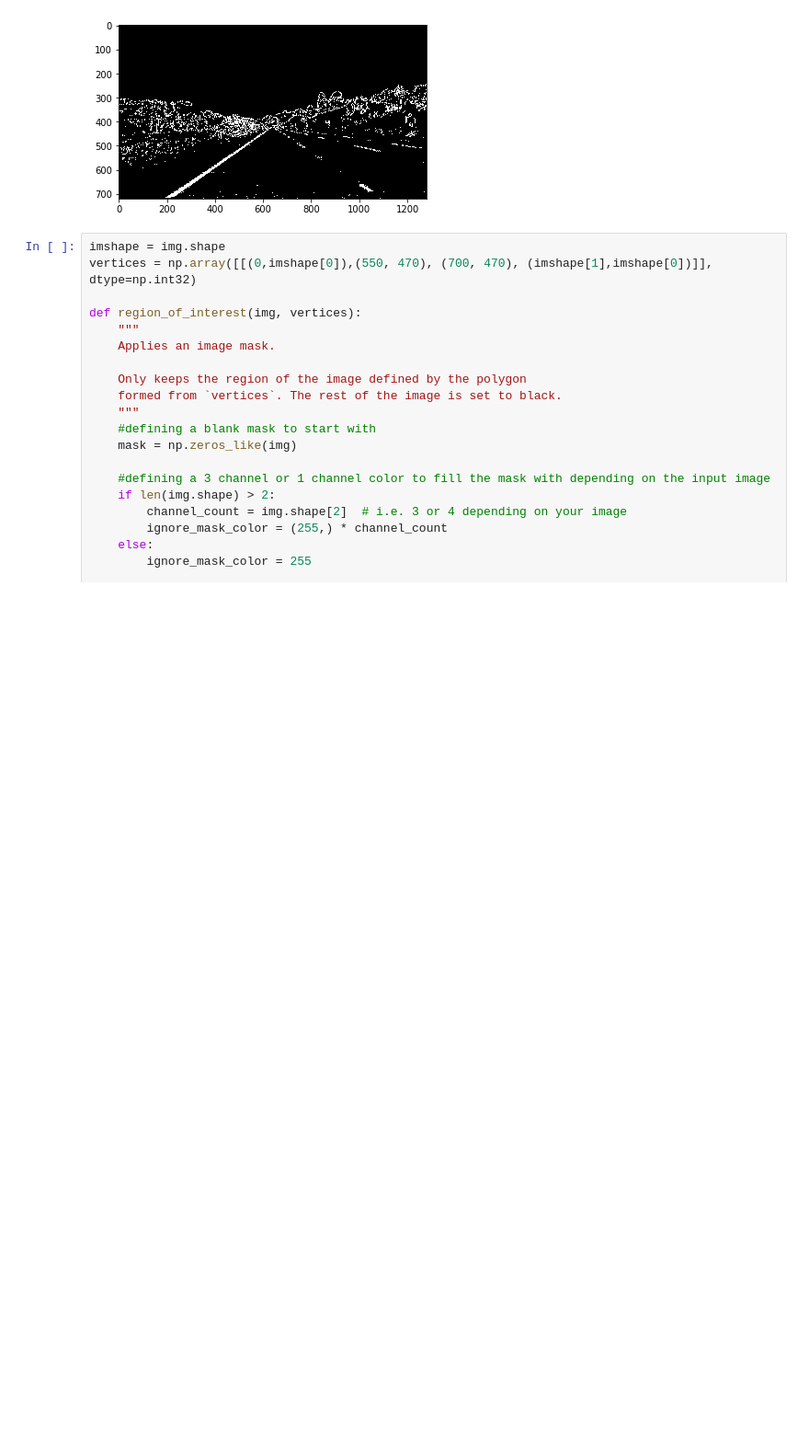
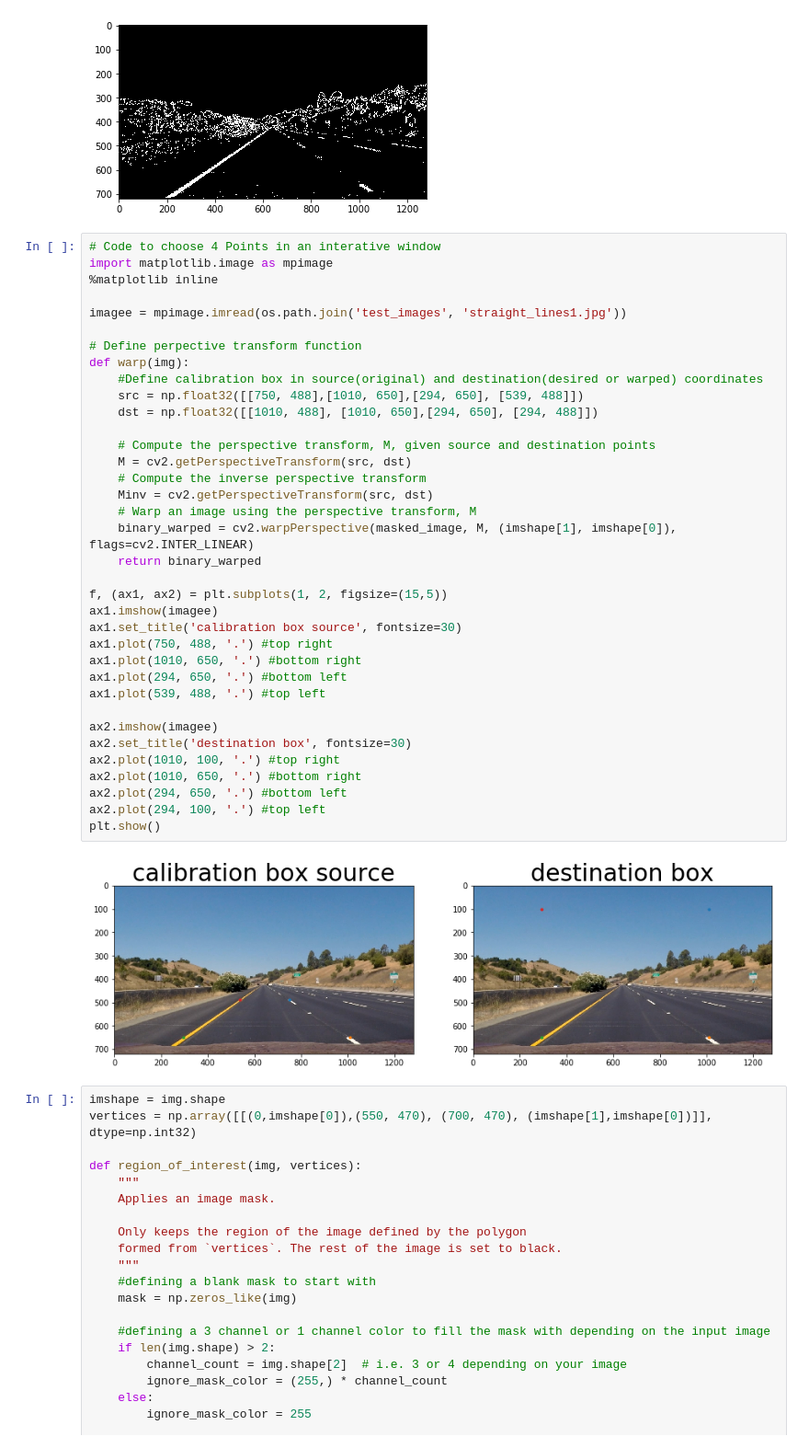
Before and after one commit to TDorau/self-driving-car-nanodegree, a Jupyter notebook: 4-advanced lane finding/code.ipynb, the cells around one changed output. Shown at 92% size. Saved outputs shown, nothing was run; the diff lists cells and outputs as text; blank space fills up the shorter version.

Commit message:
Improved binary wapred for straight lines

```diff
--- a/4-advanced lane finding/code.ipynb
+++ b/4-advanced lane finding/code.ipynb
@@ -107,6 +107,44 @@ plt.imshow(combined_binary, cmap='gray')
 plt.show()
 # %% [output]
 [figure]
+# %%
+# Code to choose 4 Points in an interative window
+import matplotlib.image as mpimage
+%matplotlib inline
+
+imagee = mpimage.imread(os.path.join('test_images', 'straight_lines1.jpg'))
+
+# Define perpective transform function
+def warp(img):
+    #Define calibration box in source(original) and destination(desired or warped) coordinates
+    src = np.float32([[750, 488],[1010, 650],[294, 650], [539, 488]])
+    dst = np.float32([[1010, 488], [1010, 650],[294, 650], [294, 488]])
+
+    # Compute the perspective transform, M, given source and destination points
+    M = cv2.getPerspectiveTransform(src, dst)
+    # Compute the inverse perspective transform
+    Minv = cv2.getPerspectiveTransform(src, dst)
+    # Warp an image using the perspective transform, M
+    binary_warped = cv2.warpPerspective(masked_image, M, (imshape[1], imshape[0]), flags=cv2.INTER_LINEAR)
+    return binary_warped
+
+f, (ax1, ax2) = plt.subplots(1, 2, figsize=(15,5))
+ax1.imshow(imagee)
+ax1.set_title('calibration box source', fontsize=30)
+ax1.plot(750, 488, '.') #top right
+ax1.plot(1010, 650, '.') #bottom right
+ax1.plot(294, 650, '.') #bottom left
+ax1.plot(539, 488, '.') #top left
+
+ax2.imshow(imagee)
+ax2.set_title('destination box', fontsize=30)
+ax2.plot(1010, 100, '.') #top right
+ax2.plot(1010, 650, '.') #bottom right
+ax2.plot(294, 650, '.') #bottom left
+ax2.plot(294, 100, '.') #top left
+plt.show()
+# %% [output]
+[figure, added]
 # %%
 imshape = img.shape
 vertices = np.array([[(0,imshape[0]),(550, 470), (700, 470), (imshape[1],imshape[0])]], dtype=np.int32)
```
Also changed, not shown: parts of 5 cells of this notebook, 1 other file.
